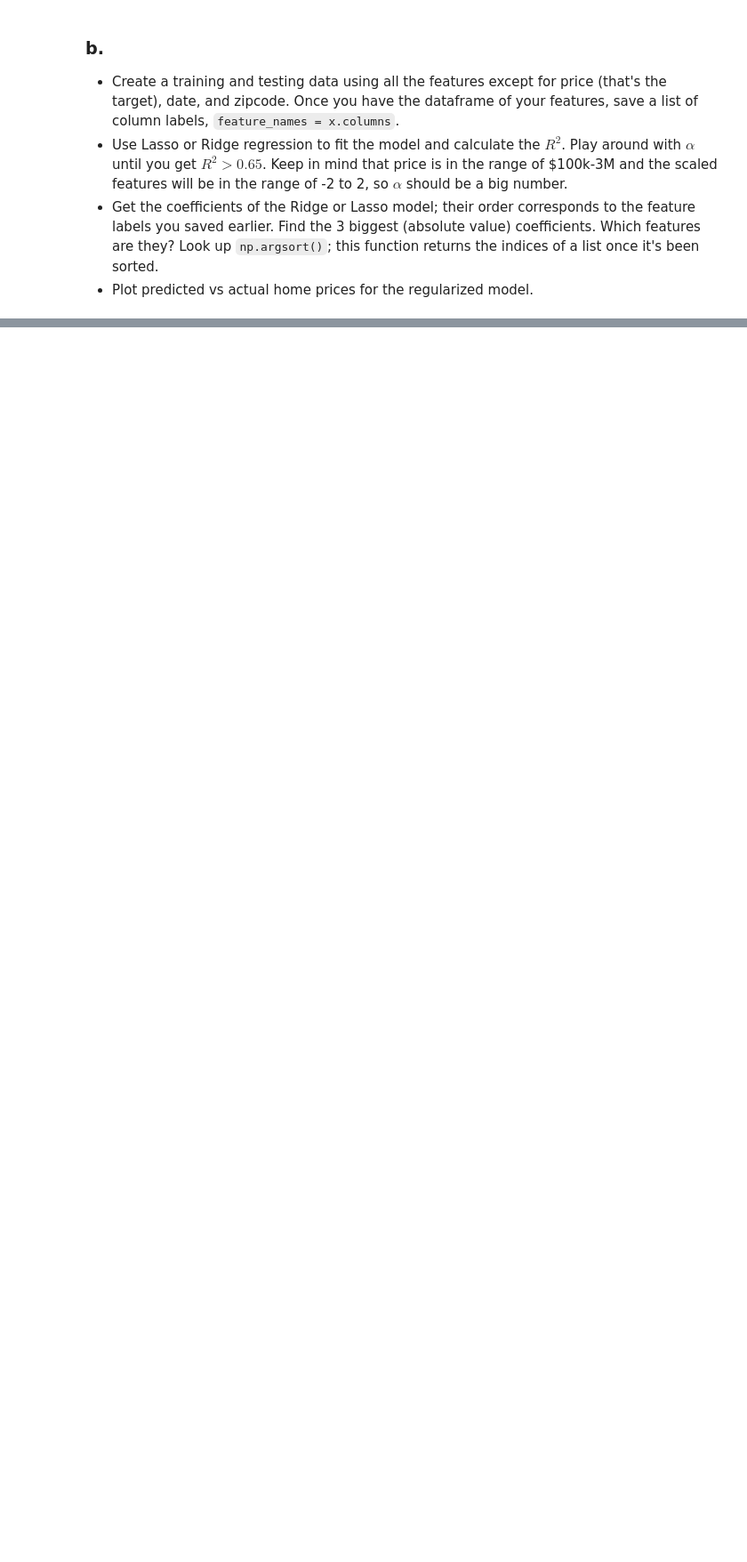
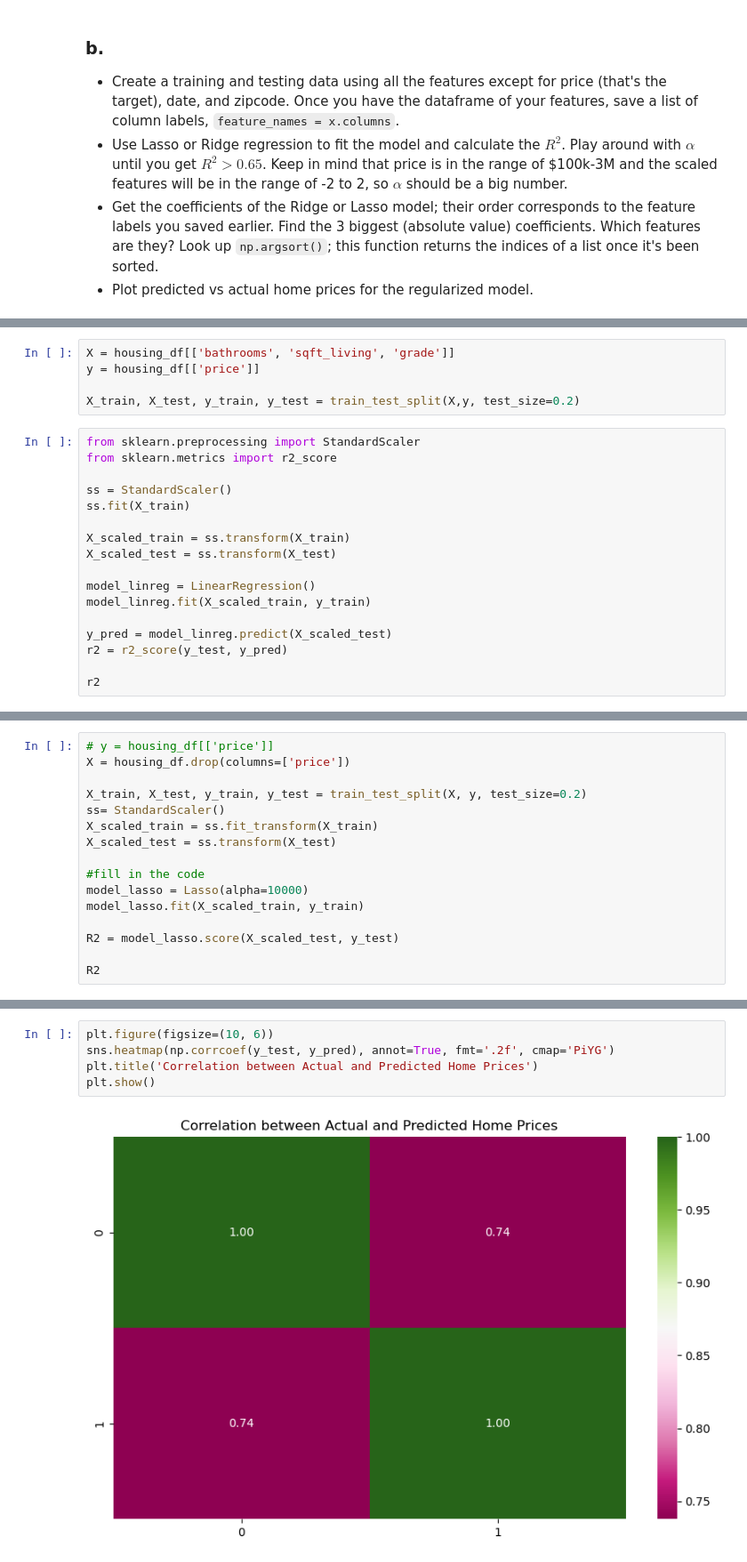
Before and after one commit to GettysburgDataScience/ps1-linear-regression-cacadelena, a Jupyter notebook: PS1.ipynb, the cells around one changed output, grey strips where cells are left out. Shown: that part at 89% size. Saved outputs shown, nothing was run; the diff lists cells and outputs as text; blank space fills up the shorter version.

```diff
--- a/PS1.ipynb
+++ b/PS1.ipynb
@@ -239,0 +297,22 @@ Which features are you using and why?
+# %%
+X = housing_df[['bathrooms', 'sqft_living', 'grade']]
+y = housing_df[['price']]
+
+X_train, X_test, y_train, y_test = train_test_split(X,y, test_size=0.2)
+# %%
+from sklearn.preprocessing import StandardScaler
+from sklearn.metrics import r2_score
+
+ss = StandardScaler()
+ss.fit(X_train)
+
+X_scaled_train = ss.transform(X_train)
+X_scaled_test = ss.transform(X_test)
+
+model_linreg = LinearRegression()
+model_linreg.fit(X_scaled_train, y_train)
+
+y_pred = model_linreg.predict(X_scaled_test)
+r2 = r2_score(y_test, y_pred)
+
+r2
@@ -239,0 +326,16 @@ Which features are you using and why?
+# %%
+# y = housing_df[['price']]
+X = housing_df.drop(columns=['price'])
+
+X_train, X_test, y_train, y_test = train_test_split(X, y, test_size=0.2)
+ss= StandardScaler()
+X_scaled_train = ss.fit_transform(X_train)
+X_scaled_test = ss.transform(X_test)
+
+#fill in the code
+model_lasso = Lasso(alpha=10000)
+model_lasso.fit(X_scaled_train, y_train)
+
+R2 = model_lasso.score(X_scaled_test, y_test)
+
+R2
@@ -240,3 +359,10 @@ Which features are you using and why?
+# %%
+plt.figure(figsize=(10, 6))
+sns.heatmap(np.corrcoef(y_test, y_pred), annot=True, fmt='.2f', cmap='PiYG')
+plt.title('Correlation between Actual and Predicted Home Prices')
+plt.show()
+# %% [output]
+[figure, added]
 # %% [markdown]
 ### Your written answers here
 Which regression did you use?
```
Also changed, not shown: parts of 26 cells of this notebook.
